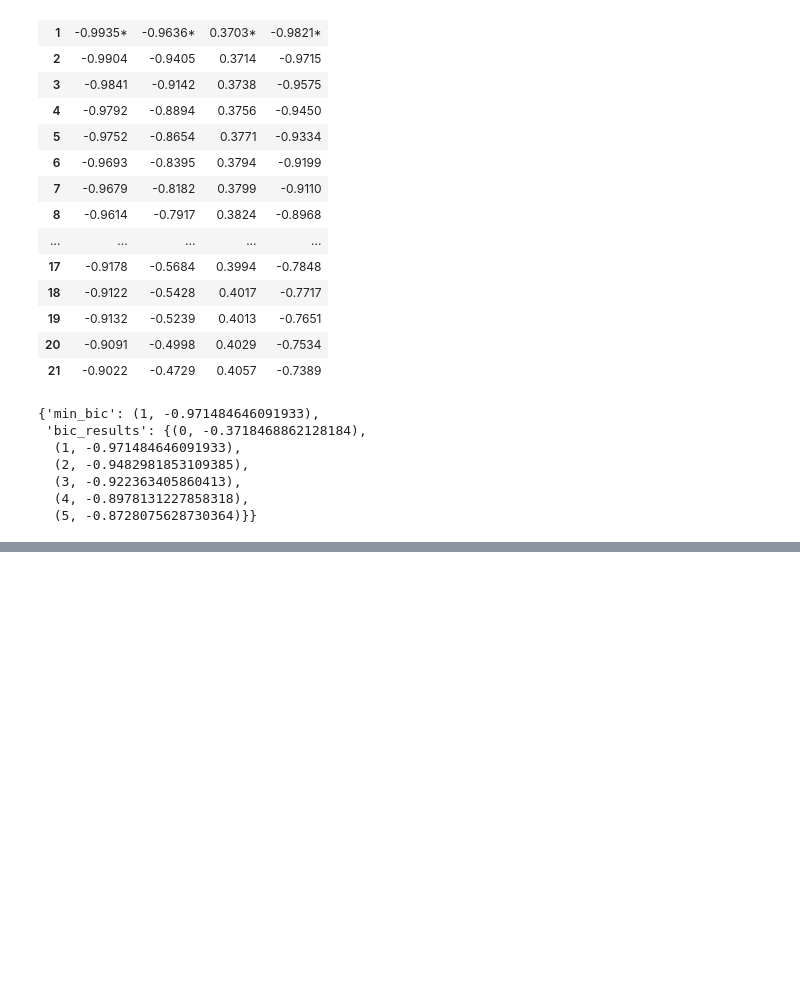
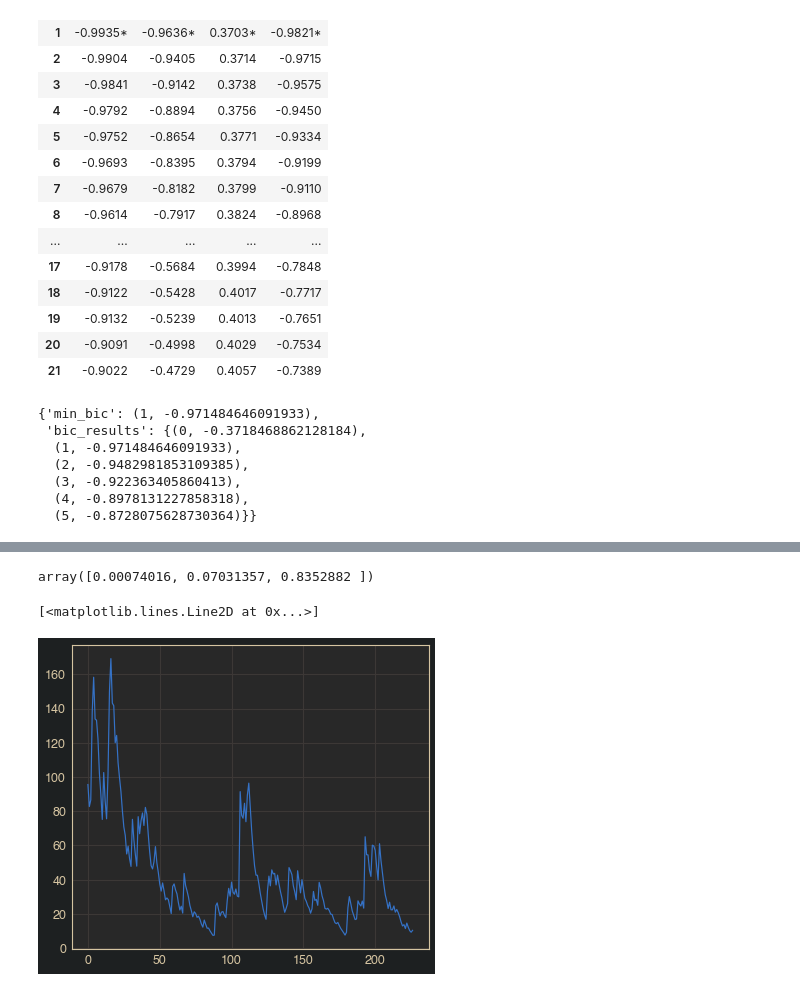
Before and after one commit to mrajancsr/Market-Learn, a Jupyter notebook: marketlearn/network_causality/playground.ipynb, the cells around one changed output, grey strips where cells are left out. Cells and saved outputs as stored; diff of their text form; code cells hidden in the pictures; blank space fills up the shorter version.

```diff
--- a/marketlearn/network_causality/playground.ipynb
+++ b/marketlearn/network_causality/playground.ipynb
@@ -192,0 +374,20 @@ array([0.0947502 , 0.36569889, 0.22662725])
+# %%
+# Log prices pt = log(Pt)
+logp1 = np.log(price1).values
+logp2 = np.log(price2).values
+
+# Log returns rt = pt - pt-1
+ret = np.diff(logp1)
+ret2 = np.diff(logp2)
+
+# Remove mean from sample prior to garch fit
+returns = [None, None]
+
+from scipy.stats import ttest_1samp
+_, pval = ttest_1samp(ret, 0)
+# Sample mean is not zero
+if pval < 0.05:
+     ret -= ret.mean()
+_, pval = ttest_1samp(ret2, 0)
+if pval < 0.05:
+    ret2 -= ret2.mean()
@@ -192,0 +396,3 @@ array([0.0947502 , 0.36569889, 0.22662725])
+# %%
+gr = Garch(mean=False)
+gr.fit(ret2)
@@ -192,0 +406,9 @@ array([0.0947502 , 0.36569889, 0.22662725])
+# %%
+gr.theta
+# %% [output]
+array([0.00074016, 0.07031357, 0.8352882 ])
+# %%
+plt.plot(gr._simulate_vol(100*ret2))
+# %% [output]
+[<matplotlib.lines.Line2D at 0x...>]
+[figure, added]
```
Also changed, not shown: parts of 32 cells of this notebook, 7 other files.
